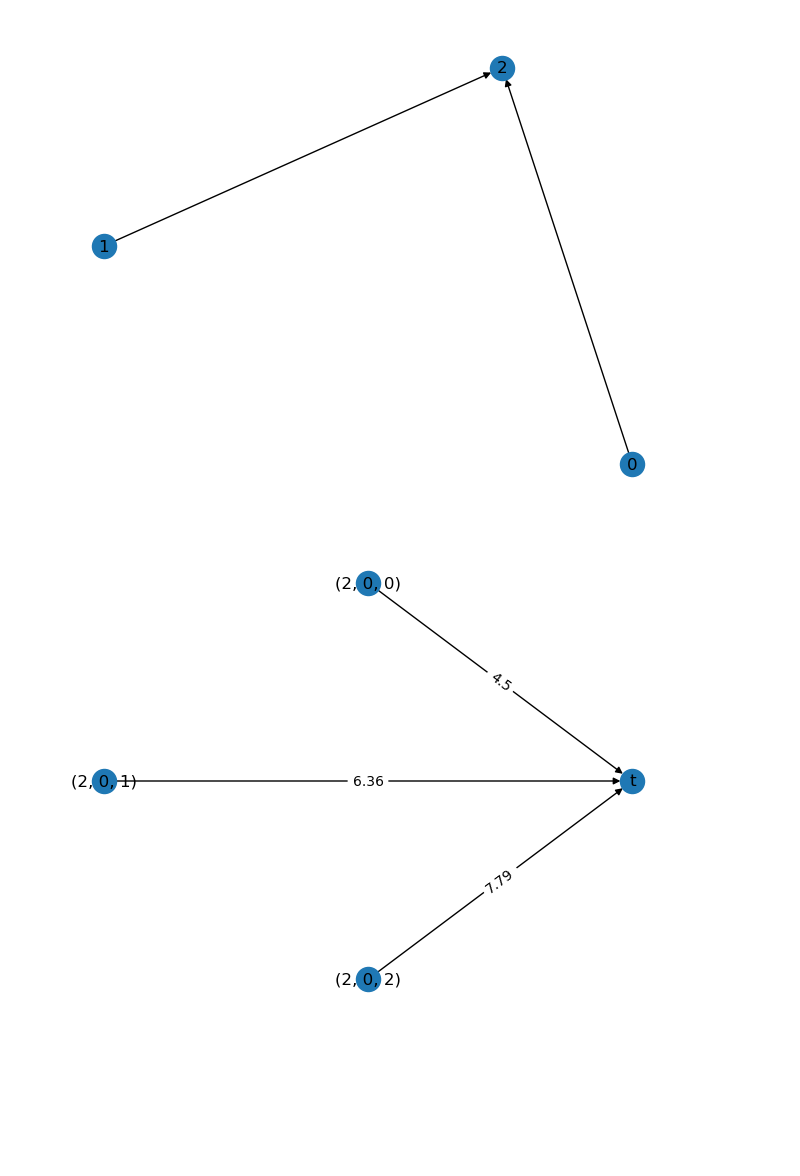
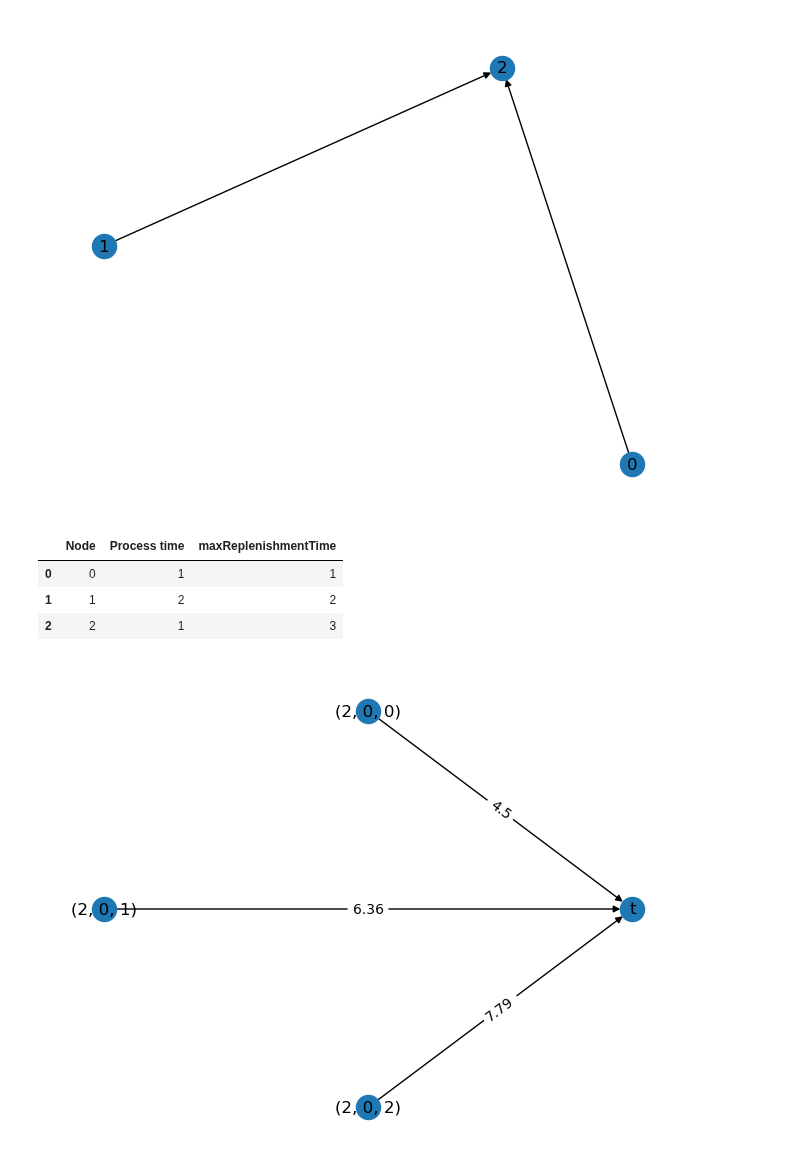
Before and after one commit to hmedal/sae-dsc-hmedal, a Jupyter notebook: examples/dynamic-programming.ipynb, the cells around one changed output. Saved outputs shown, nothing was run; the diff lists cells and outputs as text; code cells hidden in the pictures; blank space fills up the shorter version.

```diff
--- a/examples/dynamic-programming.ipynb
+++ b/examples/dynamic-programming.ipynb
@@ -55,4 +58,26 @@ nx.draw(G, with_labels=True)
 plt.show()
 # %% [output]
 [figure]
+# %%
+safetyFactor = 1.5
+sigma = 3
+
+maxReplenishmentTime = {}
+
+for n in procureNodes:
+    maxReplenishmentTime[n] = processTimesDict[n]
+
+maxReplenishmentTime[finalNode] = processTimesDict[finalNode] + max([maxReplenishmentTime[n] for n in procureNodes])
+
+df = pd.DataFrame({
+    'Node': maxReplenishmentTime.keys(),
+    'Process time': processTimes,
+    'maxReplenishmentTime': maxReplenishmentTime.values()
+})
+df
+# %% [output]
+|  | Node | Process time | maxReplenishmentTime |
+| 0 | 0 | 1 | 1 |
+| 1 | 1 | 2 | 2 |
+| 2 | 2 | 1 | 3 |
 # %%
```
Also changed, not shown: parts of 2 cells of this notebook.
